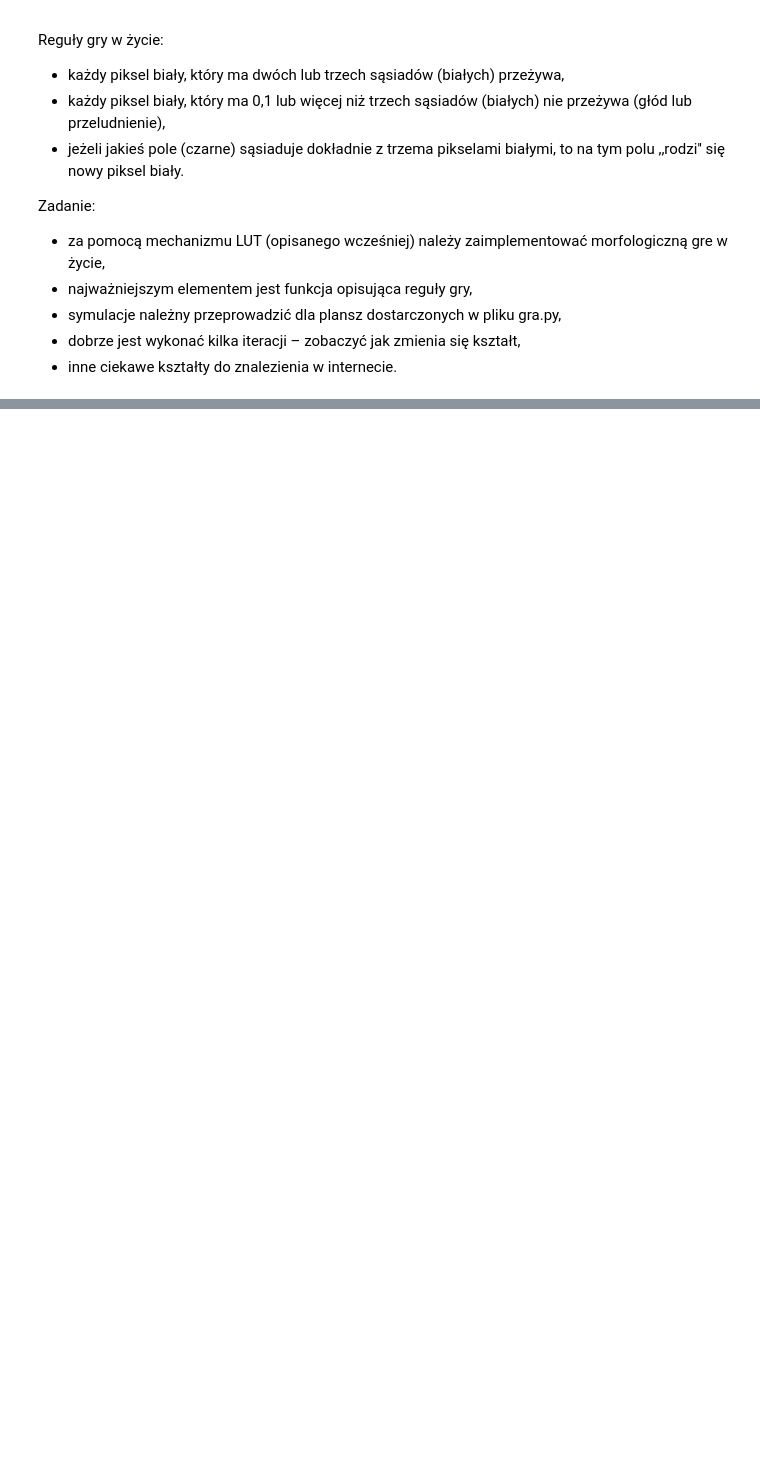
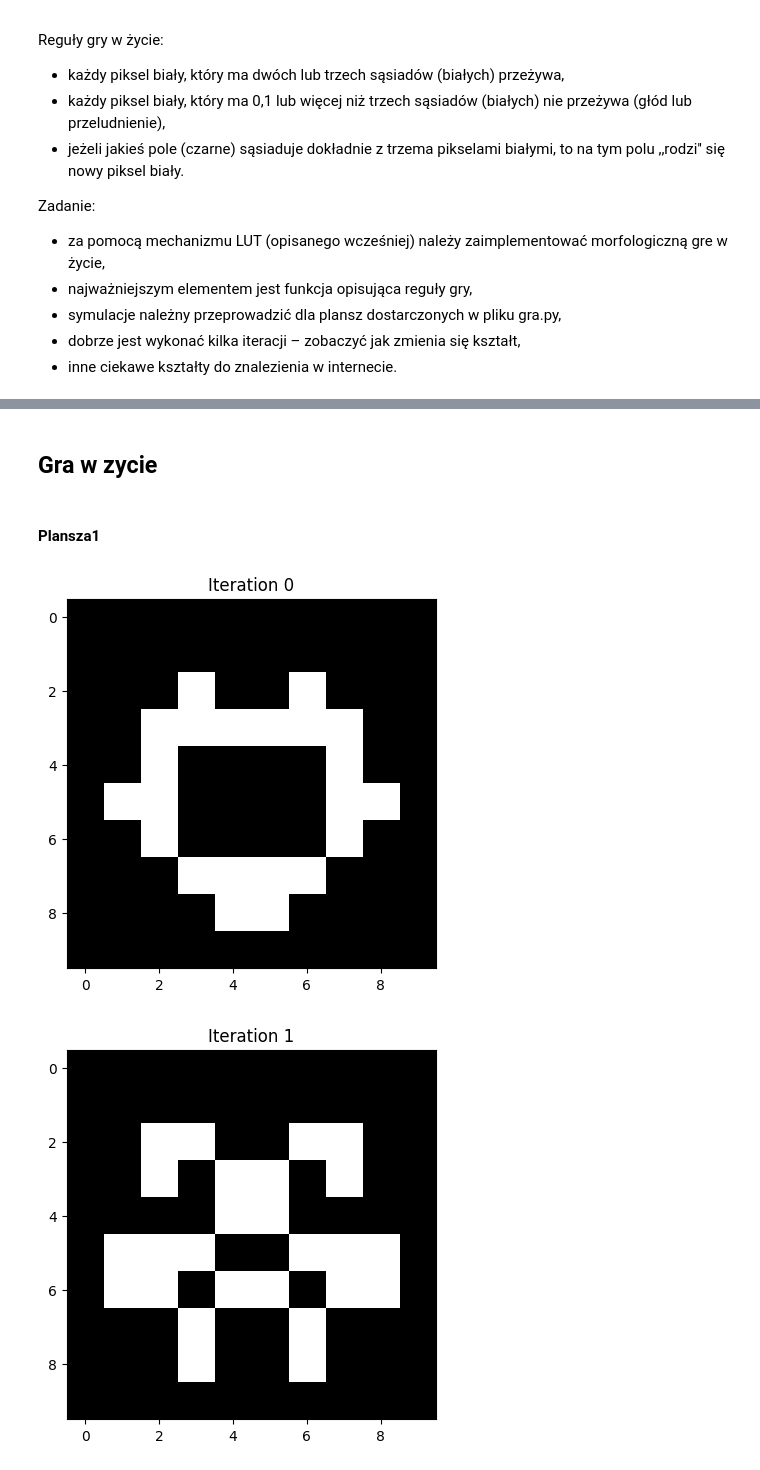
Before and after one commit to lursz/DigitalImageProcessing-Course, a Jupyter notebook: lab10/10_morphology_hw.ipynb, the cells around one changed output, grey strips where cells are left out. Drawn from its saved outputs; the diff is of its cells as text; code cells hidden in the pictures; blank space fills up the shorter version.

```diff
--- a/lab10/10_morphology_hw.ipynb
+++ b/lab10/10_morphology_hw.ipynb
@@ -84,0 +125,35 @@ plansza2 = np.array([
+# %% [markdown]
+## Gra w zycie
+# %%
+def gra_w_zycie(board: np.array) -> np.array:
+  new_board = np.zeros_like(board)
+  for i in range(1, board.shape[0] - 1):
+    for j in range(1, board.shape[1] - 1):
+      # Cut 3x3 neighbourhood
+      otoczenie = board[i-1:i+2, j-1:j+2]
+
+      # Rules
+      alive_neighbours = np.sum(otoczenie) - board[i, j]
+      if board[i, j] == 1:
+        if alive_neighbours == 2 or alive_neighbours == 3:
+          new_board[i, j] = 1
+        else:
+          new_board[i, j] = 0
+      else:
+        if alive_neighbours == 3:
+          new_board[i, j] = 1
+        else:
+          new_board[i, j] = 0
+  return new_board
+# %% [markdown]
+#### Plansza1
+# %%
+
+for i in range(8):
+  plansza1 = gra_w_zycie(plansza1)
+  plt.imshow(plansza1, 'gray')
+  plt.title(f'Iteration {i}')
+  plt.show()
+# %% [output]
+[figure, added]
+[figure, added]
```
Also changed, not shown: parts of 7 cells of this notebook.
